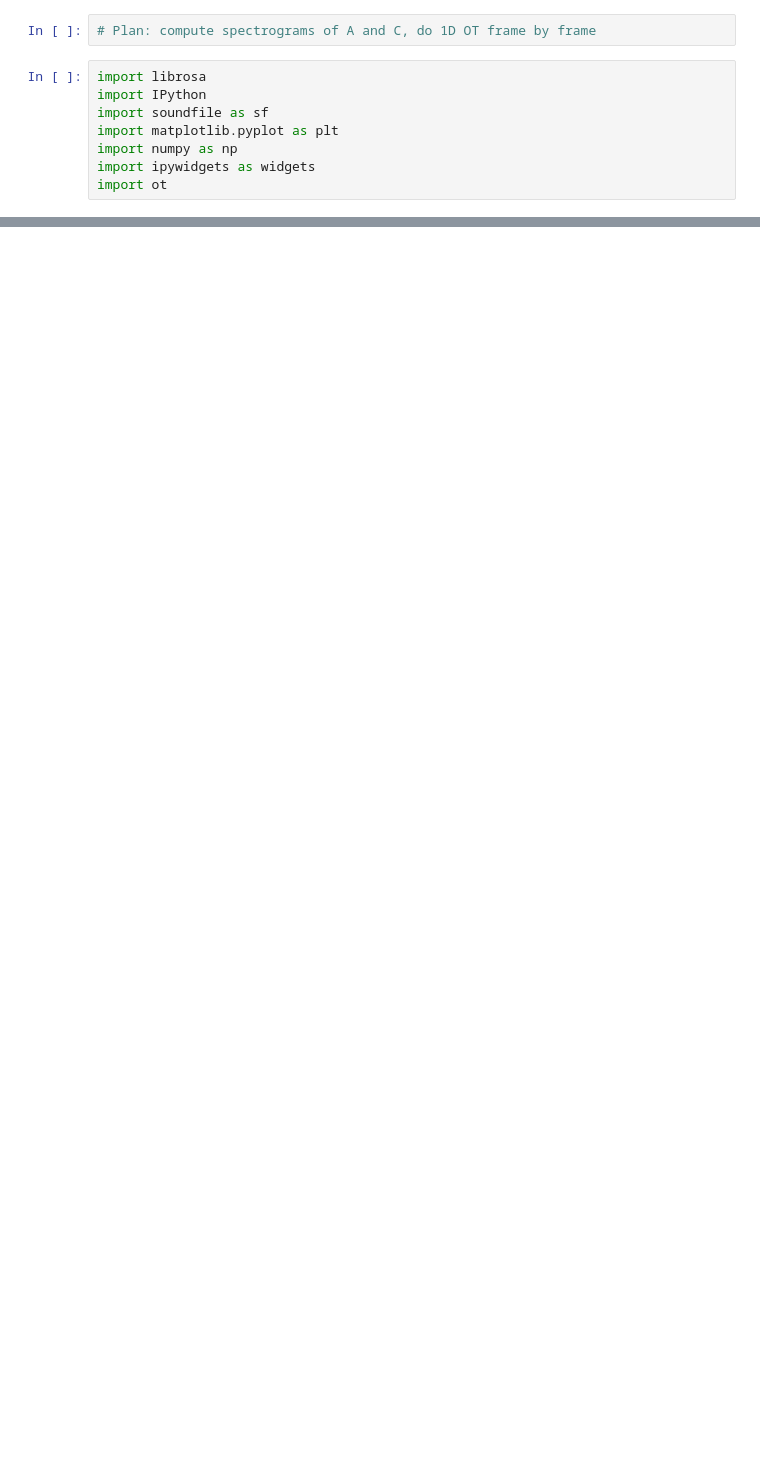
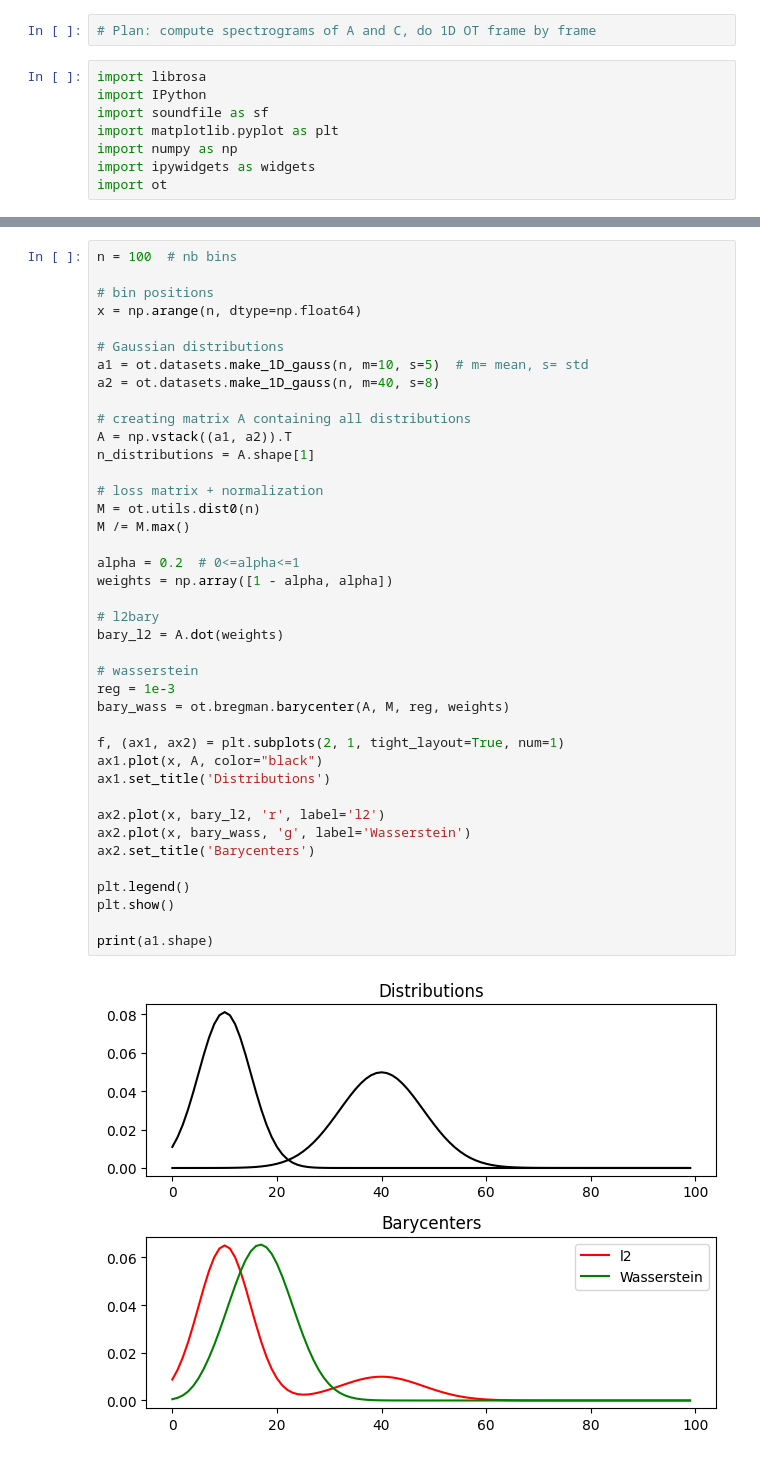
Before and after one commit to zaquastier/audio_1D_transport, a Jupyter notebook: audio_ot.ipynb, the cells around one changed output, grey strips where cells are left out. Drawn from its saved outputs; the diff is of its cells as text; blank space fills up the shorter version.

```diff
--- a/audio_ot.ipynb
+++ b/audio_ot.ipynb
@@ -13,0 +13,42 @@ C_signal, _ = librosa.load('C.wav', sr=44100, duration=len(A_signal) / sr)
+# %%
+n = 100  # nb bins
+
+# bin positions
+x = np.arange(n, dtype=np.float64)
+
+# Gaussian distributions
+a1 = ot.datasets.make_1D_gauss(n, m=10, s=5)  # m= mean, s= std
+a2 = ot.datasets.make_1D_gauss(n, m=40, s=8)
+
+# creating matrix A containing all distributions
+A = np.vstack((a1, a2)).T
+n_distributions = A.shape[1]
+
+# loss matrix + normalization
+M = ot.utils.dist0(n)
+M /= M.max()
+
+alpha = 0.2  # 0<=alpha<=1
+weights = np.array([1 - alpha, alpha])
+
+# l2bary
+bary_l2 = A.dot(weights)
+
+# wasserstein
+reg = 1e-3
+bary_wass = ot.bregman.barycenter(A, M, reg, weights)
+
+f, (ax1, ax2) = plt.subplots(2, 1, tight_layout=True, num=1)
+ax1.plot(x, A, color="black")
+ax1.set_title('Distributions')
+
+ax2.plot(x, bary_l2, 'r', label='l2')
+ax2.plot(x, bary_wass, 'g', label='Wasserstein')
+ax2.set_title('Barycenters')
+
+plt.legend()
+plt.show()
+
+print(a1.shape)
+# %% [output]
+[figure, added]
```
Also changed, not shown: parts of 17 cells of this notebook.
